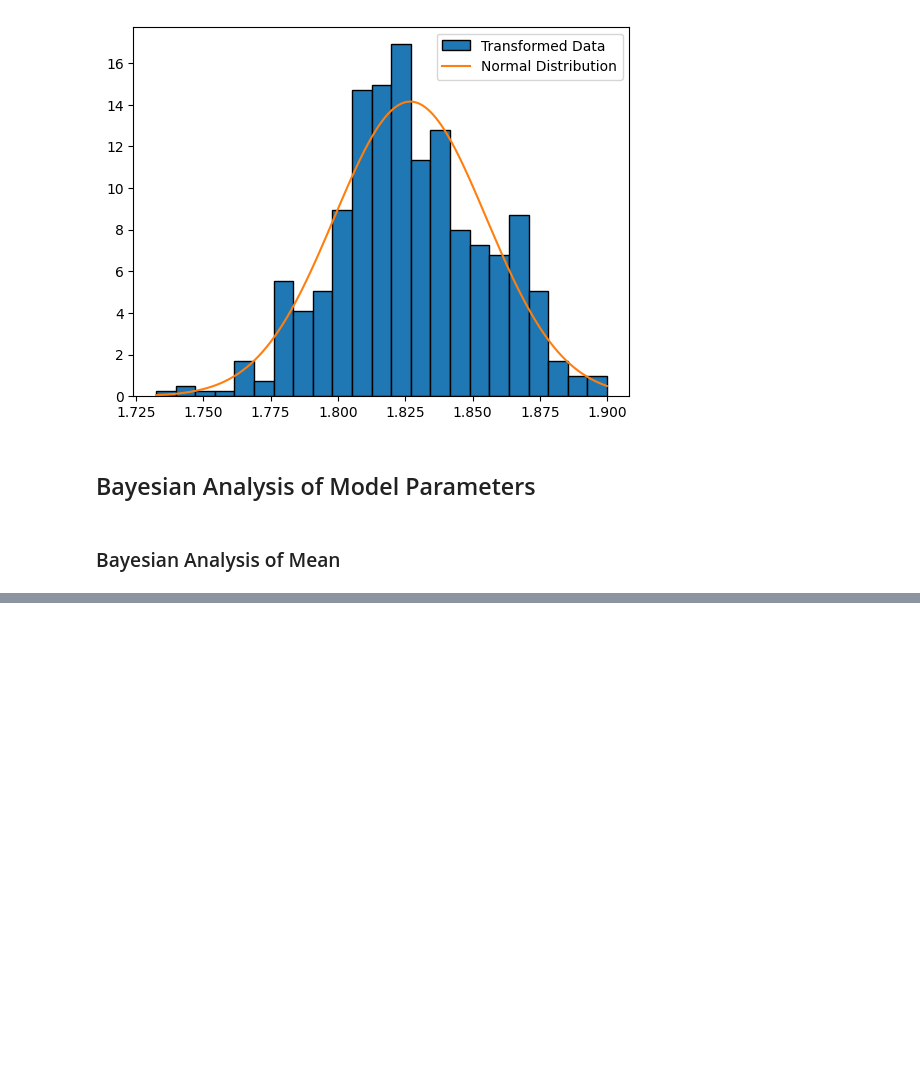
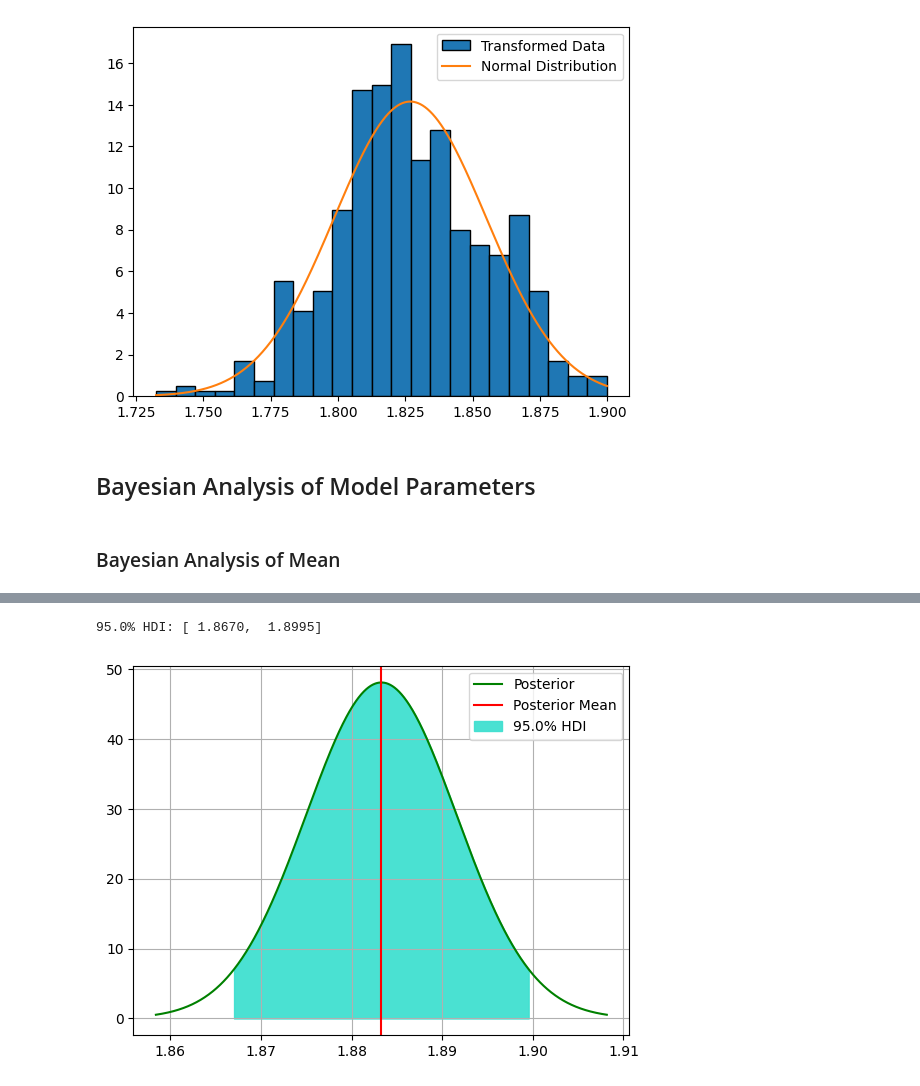
Before and after one commit to NamanChhibbar/Bayesian-Theory-Projects, a Jupyter notebook: project1.ipynb, the cells around one changed output, grey strips where cells are left out. Cells and saved outputs as stored; diff of their text form; code cells hidden in the pictures; blank space fills up the shorter version.

```diff
--- a/project1.ipynb
+++ b/project1.ipynb
@@ -330,0 +365,40 @@ p + p_L = 14548.101191293386
+# %%
+# Get sample
+num_samples = 10
+sample: np.ndarray | np.float64 = np.random.choice(transformed, num_samples)
+
+# Get posterior mean and variance
+posterior_mean = (
+  prior_mean * sd**2 + prior_sd**2 * sample.sum()
+  ) / (num_samples * prior_sd**2 + sd**2)
+posterior_var = prior_sd**2 * sd**2 / (num_samples * prior_sd**2 + sd**2)
+
+# Compute grid and pdf values
+grid = np.linspace(
+  posterior_mean - 3 * posterior_var ** .5,
+  posterior_mean + 3 * posterior_var ** .5,
+  num_points
+)
+posterior = st.norm(posterior_mean, posterior_var ** .5).pdf
+
+# Confidence level
+alpha = .95
+
+# Compute high density interval
+c = -posterior_var**.5 * st.norm.ppf((1 - alpha) / 2)
+interval = np.linspace(posterior_mean - c, posterior_mean + c, num_points)
+print(f"{alpha * 100}% HDI: [{interval[0]: .4f}, {interval[-1]: .4f}]")
+
+# Plot
+plt.plot(grid, posterior(grid), label="Posterior", color="green")
+plt.axvline(posterior_mean, label="Posterior Mean", color="red")
+plt.fill_between(
+  interval, posterior(interval),
+  color="turquoise", alpha=alpha, label=f"{alpha * 100}% HDI"
+)
+plt.grid()
+plt.legend()
+plt.show()
+# %% [output]
+95.0% HDI: [ 1.8670,  1.8995]
+[figure, added]
```
Also changed, not shown: parts of 6 cells of this notebook.
